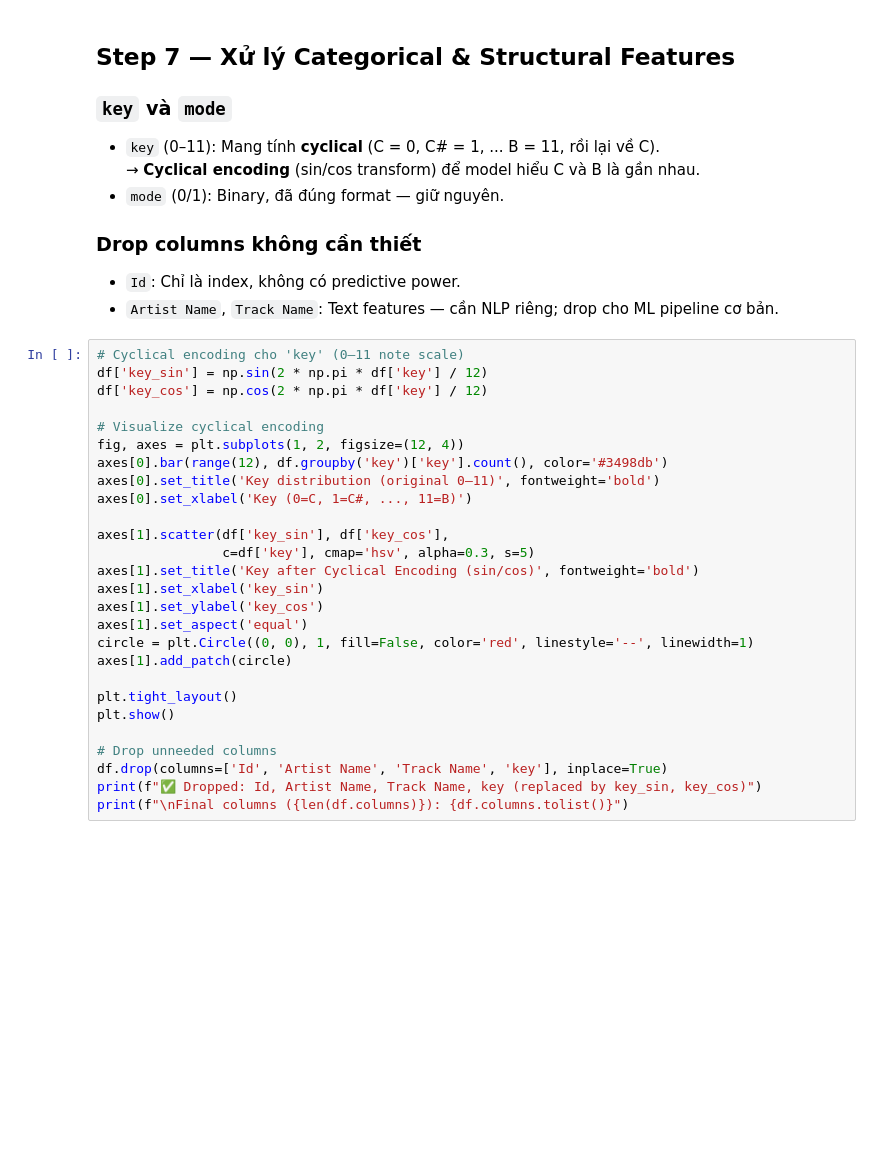
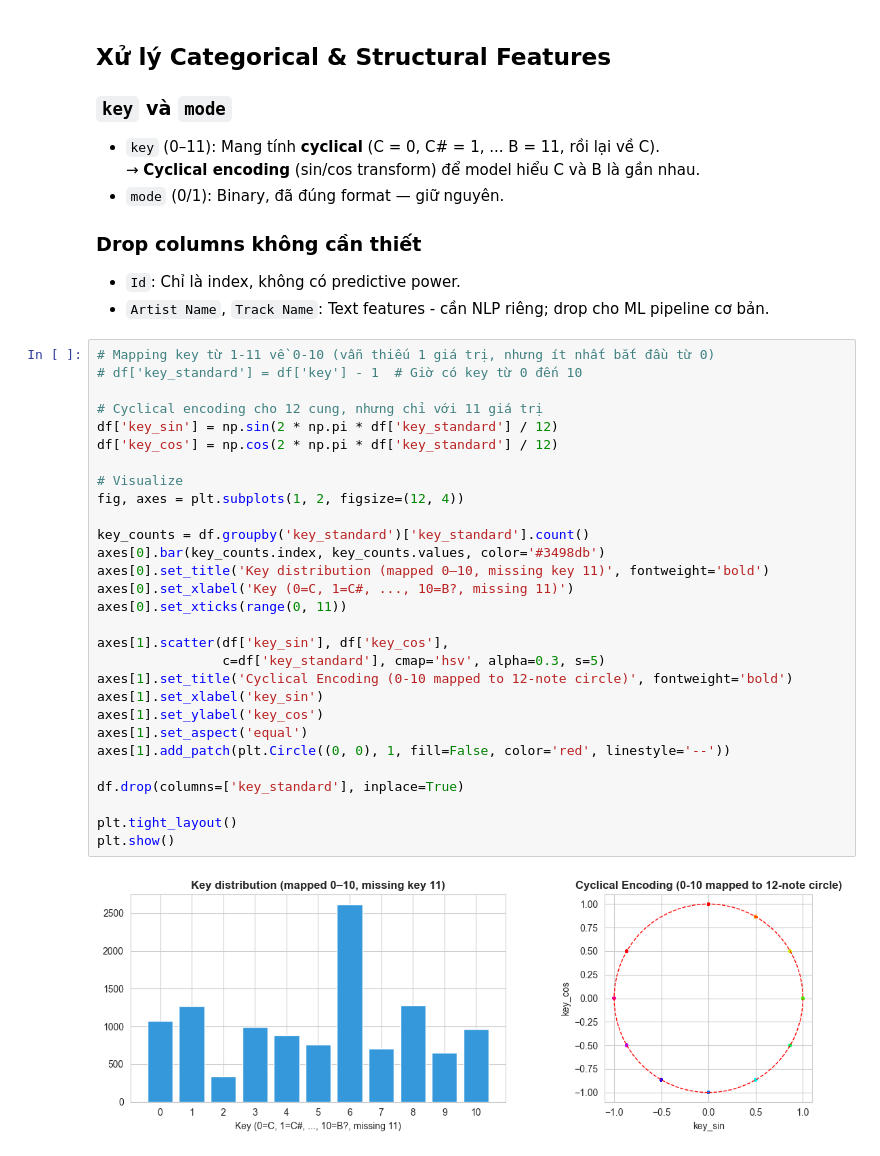
Before and after one commit to Dibenz204/Nhom07_SGU26_ML_MusicGenreClassification, a Jupyter notebook: datapreprocessing.ipynb, the cells around one changed output. Drawn from its saved outputs; the diff is of its cells as text; blank space fills up the shorter version.

```diff
--- a/datapreprocessing.ipynb
+++ b/datapreprocessing.ipynb
@@ -320,5 +449,5 @@ plt.show()
 # %% [markdown]
-## Step 7 — Xử lý Categorical & Structural Features
+## Xử lý Categorical & Structural Features
 
 ### `key` và `mode`
 - `key` (0–11): Mang tính **cyclical** (C = 0, C# = 1, ... B = 11, rồi lại về C).
@@ -327,31 +456,35 @@ plt.show()
 
 ### Drop columns không cần thiết
 - `Id`: Chỉ là index, không có predictive power.
-- `Artist Name`, `Track Name`: Text features — cần NLP riêng; drop cho ML pipeline cơ bản.
+- `Artist Name`, `Track Name`: Text features - cần NLP riêng; drop cho ML pipeline cơ bản.
 # %%
-# Cyclical encoding cho 'key' (0–11 note scale)
-df['key_sin'] = np.sin(2 * np.pi * df['key'] / 12)
-df['key_cos'] = np.cos(2 * np.pi * df['key'] / 12)
+# Mapping key từ 1-11 về 0-10 (vẫn thiếu 1 giá trị, nhưng ít nhất bắt đầu từ 0)
+# df['key_standard'] = df['key'] - 1  # Giờ có key từ 0 đến 10
 
-# Visualize cyclical encoding
+# Cyclical encoding cho 12 cung, nhưng chỉ với 11 giá trị
+df['key_sin'] = np.sin(2 * np.pi * df['key_standard'] / 12)
+df['key_cos'] = np.cos(2 * np.pi * df['key_standard'] / 12)
+
+# Visualize
 fig, axes = plt.subplots(1, 2, figsize=(12, 4))
-axes[0].bar(range(12), df.groupby('key')['key'].count(), color='#3498db')
-axes[0].set_title('Key distribution (original 0–11)', fontweight='bold')
-axes[0].set_xlabel('Key (0=C, 1=C#, ..., 11=B)')
+
+key_counts = df.groupby('key_standard')['key_standard'].count()
+axes[0].bar(key_counts.index, key_counts.values, color='#3498db')
+axes[0].set_title('Key distribution (mapped 0–10, missing key 11)', fontweight='bold')
+axes[0].set_xlabel('Key (0=C, 1=C#, ..., 10=B?, missing 11)')
+axes[0].set_xticks(range(0, 11))
 
 axes[1].scatter(df['key_sin'], df['key_cos'],
-                c=df['key'], cmap='hsv', alpha=0.3, s=5)
-axes[1].set_title('Key after Cyclical Encoding (sin/cos)', fontweight='bold')
+                c=df['key_standard'], cmap='hsv', alpha=0.3, s=5)
+axes[1].set_title('Cyclical Encoding (0-10 mapped to 12-note circle)', fontweight='bold')
 axes[1].set_xlabel('key_sin')
 axes[1].set_ylabel('key_cos')
 axes[1].set_aspect('equal')
-circle = plt.Circle((0, 0), 1, fill=False, color='red', linestyle='--', linewidth=1)
-axes[1].add_patch(circle)
+axes[1].add_patch(plt.Circle((0, 0), 1, fill=False, color='red', linestyle='--'))
+
+df.drop(columns=['key_standard'], inplace=True)
 
 plt.tight_layout()
 plt.show()
-
-# Drop unneeded columns
-df.drop(columns=['Id', 'Artist Name', 'Track Name', 'key'], inplace=True)
-print(f"✅ Dropped: Id, Artist Name, Track Name, key (replaced by key_sin, key_cos)")
-print(f"\nFinal columns ({len(df.columns)}): {df.columns.tolist()}")
+# %% [output]
+[figure, added]
```
Also changed, not shown: parts of 32 cells of this notebook, 8 other files.
